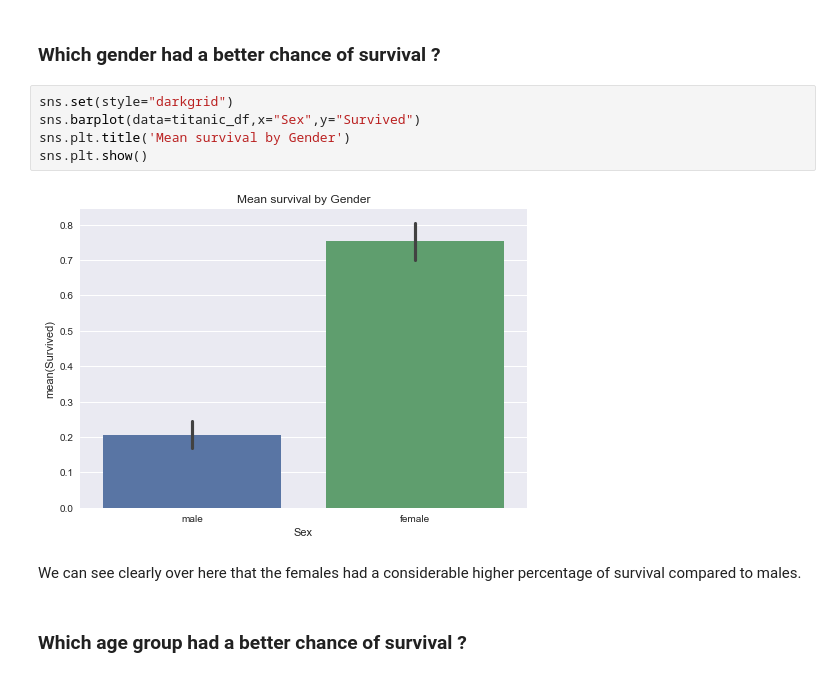
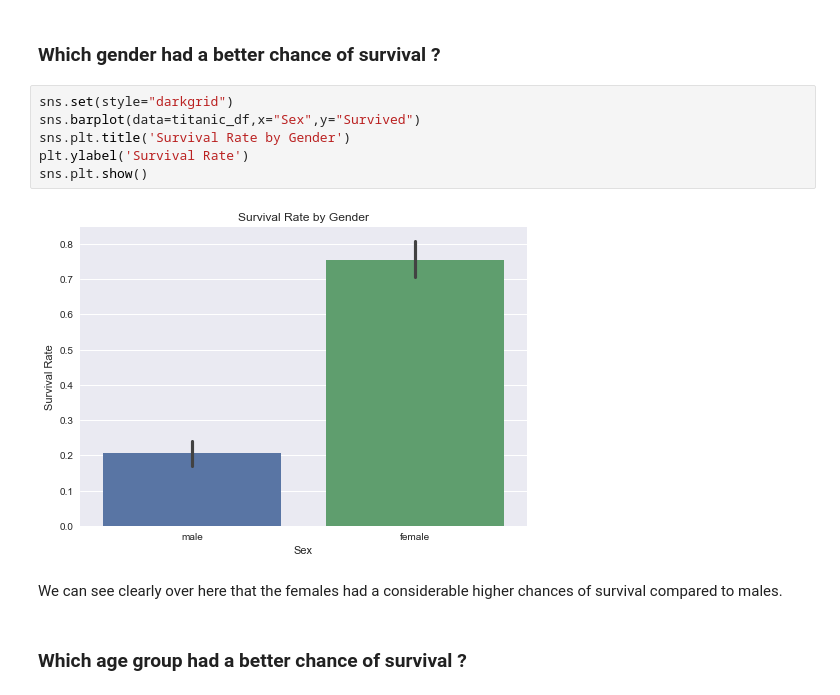
Before and after one commit to dtflaneur/nd-da, a Jupyter notebook: project-3/Titanic Data Investigation.ipynb, the cells around one changed output. Saved outputs shown, nothing was run; the diff lists cells and outputs as text.

```diff
--- a/project-3/Titanic Data Investigation.ipynb
+++ b/project-3/Titanic Data Investigation.ipynb
@@ -200,11 +200,12 @@ adult_survivors   : 220
 # %%
 sns.set(style="darkgrid")
 sns.barplot(data=titanic_df,x="Sex",y="Survived")
-sns.plt.title('Mean survival by Gender')
+sns.plt.title('Survival Rate by Gender')
+plt.ylabel('Survival Rate')
 sns.plt.show()
 # %% [output]
-[figure, old version]
+[figure, new version]
 # %% [markdown]
-We can see clearly over here that the females had a considerable higher percentage of survival compared to males.
+We can see clearly over here that the females had a considerable higher chances of survival compared to males.
 # %% [markdown]
 ### Which age group had a better chance of survival ?
```
Also changed, not shown: parts of 16 cells of this notebook, 1 other file.
